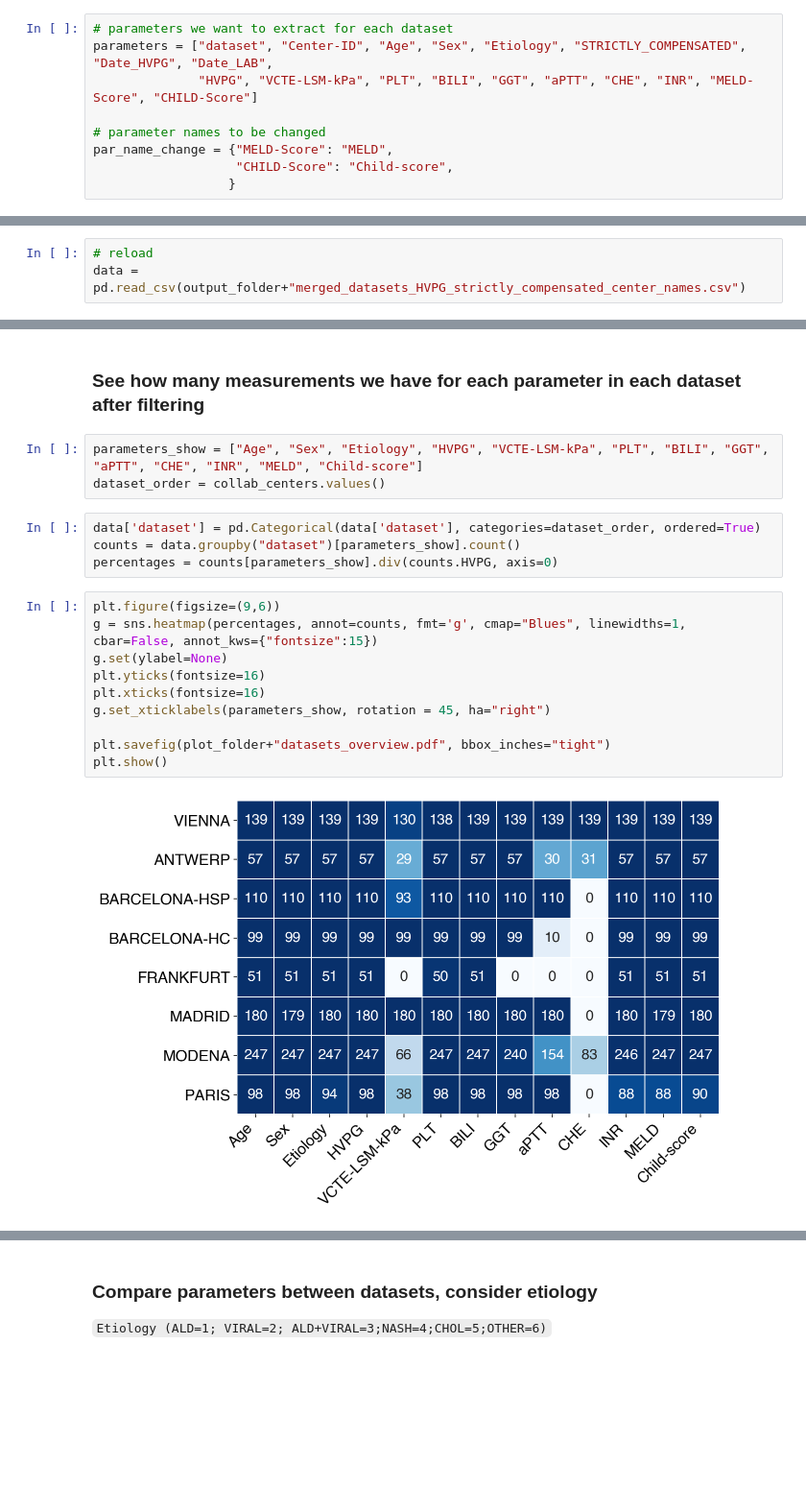
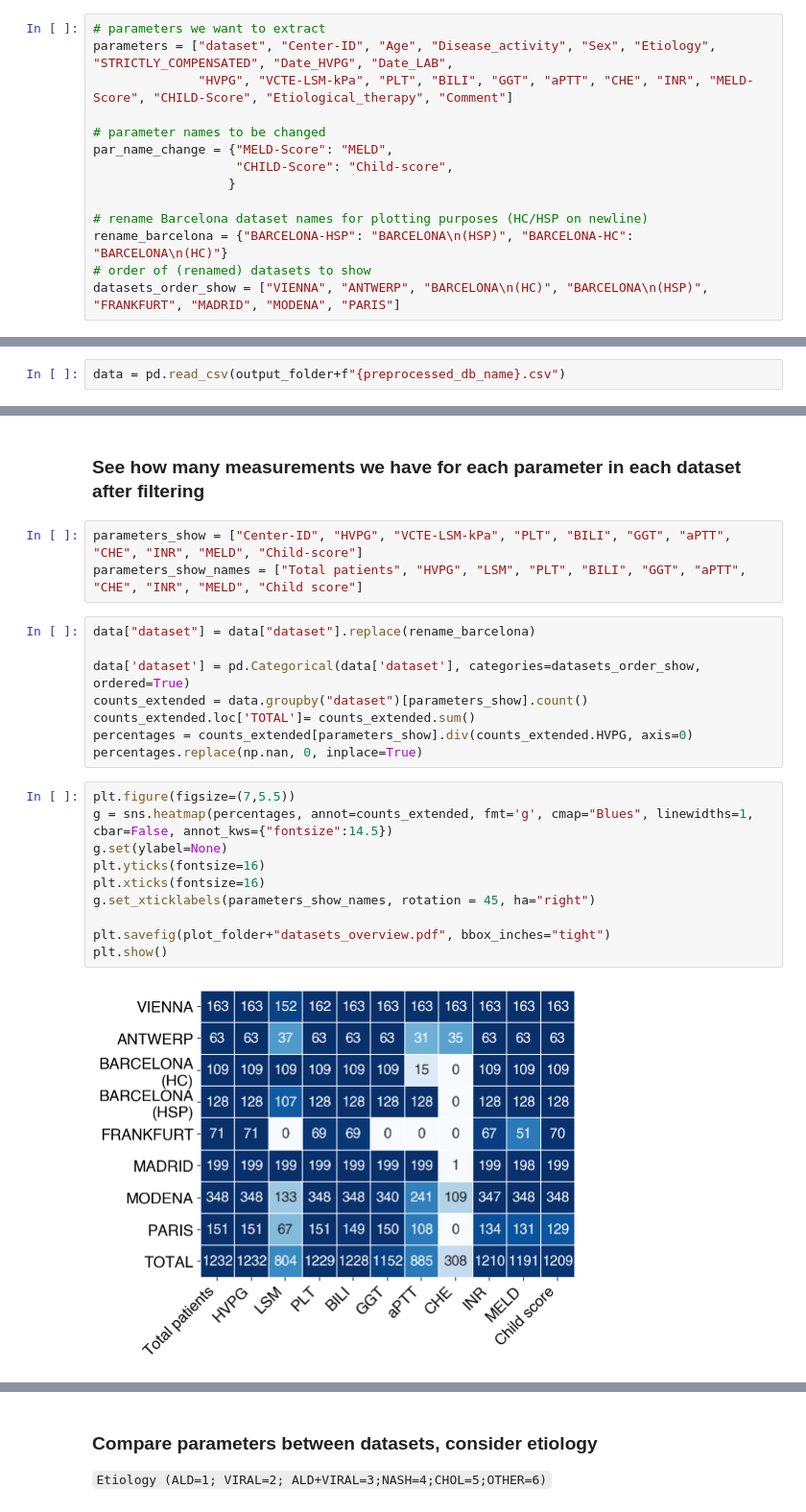
Before and after one commit to reinisj/HVPG16, a Jupyter notebook: jupyter/07_MERGED_cohorts_explore.ipynb, the cells around one changed output, grey strips where cells are left out. Shown at 96% size. Drawn from its saved outputs; the diff is of its cells as text; blank space fills up the shorter version.

```diff
--- a/jupyter/07_MERGED_cohorts_explore.ipynb
+++ b/jupyter/07_MERGED_cohorts_explore.ipynb
@@ -66,9 +27,14 @@ filepaths = [input_folder+file for file in files]
 # %%
-# parameters we want to extract for each dataset
-parameters = ["dataset", "Center-ID", "Age", "Sex", "Etiology", "STRICTLY_COMPENSATED", "Date_HVPG", "Date_LAB",
-              "HVPG", "VCTE-LSM-kPa", "PLT", "BILI", "GGT", "aPTT", "CHE", "INR", "MELD-Score", "CHILD-Score"]
+# parameters we want to extract
+parameters = ["dataset", "Center-ID", "Age", "Disease_activity", "Sex", "Etiology", "STRICTLY_COMPENSATED", "Date_HVPG", "Date_LAB",
+              "HVPG", "VCTE-LSM-kPa", "PLT", "BILI", "GGT", "aPTT", "CHE", "INR", "MELD-Score", "CHILD-Score", "Etiological_therapy", "Comment"]
 
 # parameter names to be changed
 par_name_change = {"MELD-Score": "MELD",
                    "CHILD-Score": "Child-score",
                   }
+
+# rename Barcelona dataset names for plotting purposes (HC/HSP on newline)
+rename_barcelona = {"BARCELONA-HSP": "BARCELONA\n(HSP)", "BARCELONA-HC": "BARCELONA\n(HC)"}
+# order of (renamed) datasets to show
+datasets_order_show = ["VIENNA", "ANTWERP", "BARCELONA\n(HC)", "BARCELONA\n(HSP)", "FRANKFURT", "MADRID", "MODENA", "PARIS"]
@@ -114,3 +97,2 @@ data.to_excel(output_folder+"merged_datasets_HVPG_strictly_compensated_center_na
 # %%
-# reload
-data = pd.read_csv(output_folder+"merged_datasets_HVPG_strictly_compensated_center_names.csv")
+data = pd.read_csv(output_folder+f"{preprocessed_db_name}.csv")
@@ -117,22 +105,26 @@ data = pd.read_csv(output_folder+"merged_datasets_HVPG_strictly_compensated_cent
 # %% [markdown]
 ### See how many measurements we have for each parameter in each dataset after filtering
 # %%
-parameters_show = ["Age", "Sex", "Etiology", "HVPG", "VCTE-LSM-kPa", "PLT", "BILI", "GGT", "aPTT", "CHE", "INR", "MELD", "Child-score"]
-dataset_order = collab_centers.values()
+parameters_show = ["Center-ID", "HVPG", "VCTE-LSM-kPa", "PLT", "BILI", "GGT", "aPTT", "CHE", "INR", "MELD", "Child-score"]
+parameters_show_names = ["Total patients", "HVPG", "LSM", "PLT", "BILI", "GGT", "aPTT", "CHE", "INR", "MELD", "Child score"]
 # %%
-data['dataset'] = pd.Categorical(data['dataset'], categories=dataset_order, ordered=True)
-counts = data.groupby("dataset")[parameters_show].count()
-percentages = counts[parameters_show].div(counts.HVPG, axis=0)
+data["dataset"] = data["dataset"].replace(rename_barcelona)
+
+data['dataset'] = pd.Categorical(data['dataset'], categories=datasets_order_show, ordered=True)
+counts_extended = data.groupby("dataset")[parameters_show].count()
+counts_extended.loc['TOTAL']= counts_extended.sum()
+percentages = counts_extended[parameters_show].div(counts_extended.HVPG, axis=0)
+percentages.replace(np.nan, 0, inplace=True)
 # %%
-plt.figure(figsize=(9,6))
-g = sns.heatmap(percentages, annot=counts, fmt='g', cmap="Blues", linewidths=1, cbar=False, annot_kws={"fontsize":15})
+plt.figure(figsize=(7,5.5))
+g = sns.heatmap(percentages, annot=counts_extended, fmt='g', cmap="Blues", linewidths=1, cbar=False, annot_kws={"fontsize":14.5})
 g.set(ylabel=None)
 plt.yticks(fontsize=16)
 plt.xticks(fontsize=16)
-g.set_xticklabels(parameters_show, rotation = 45, ha="right")
+g.set_xticklabels(parameters_show_names, rotation = 45, ha="right")
 
 plt.savefig(plot_folder+"datasets_overview.pdf", bbox_inches="tight")
 plt.show()
 # %% [output]
-[figure, old version]
+[figure, new version]
 # %% [markdown]
```
Also changed, not shown: parts of 57 cells of this notebook, 2 other files.
